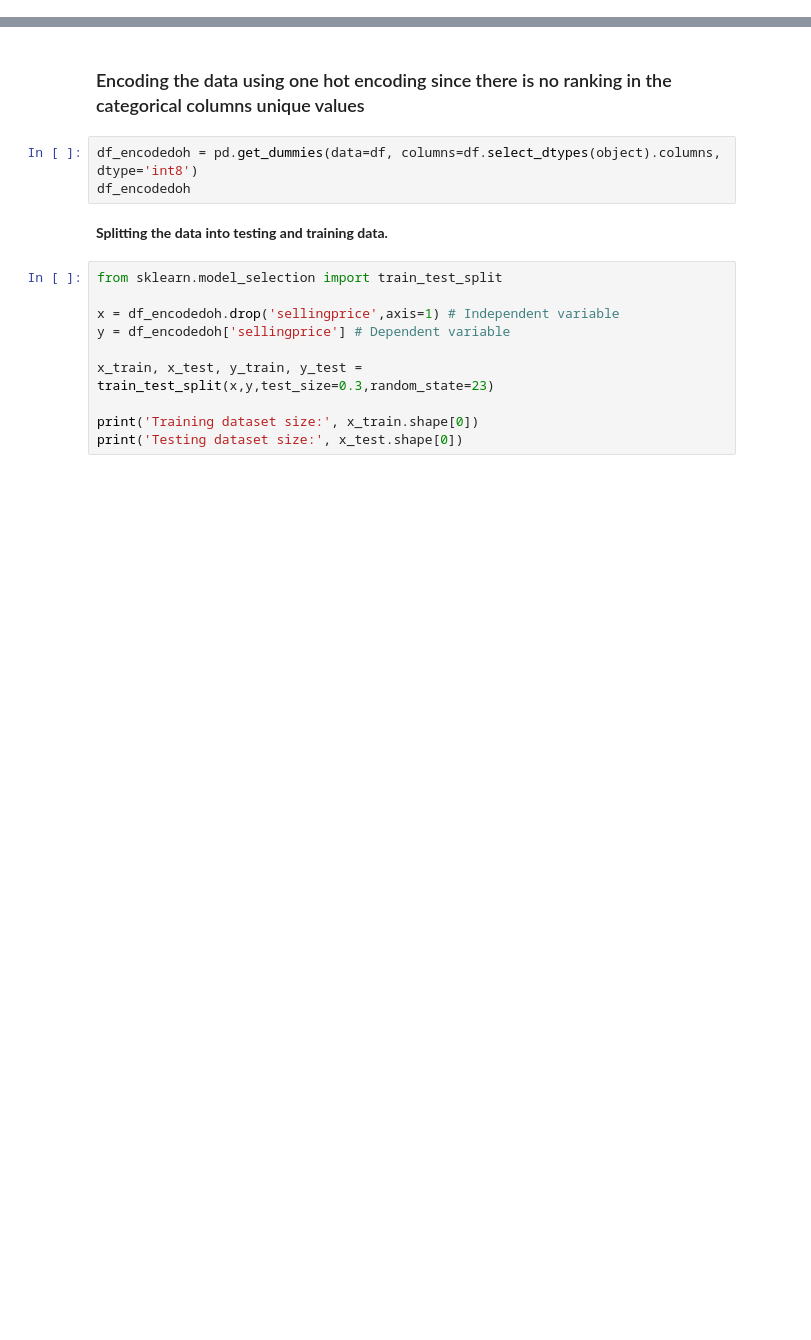
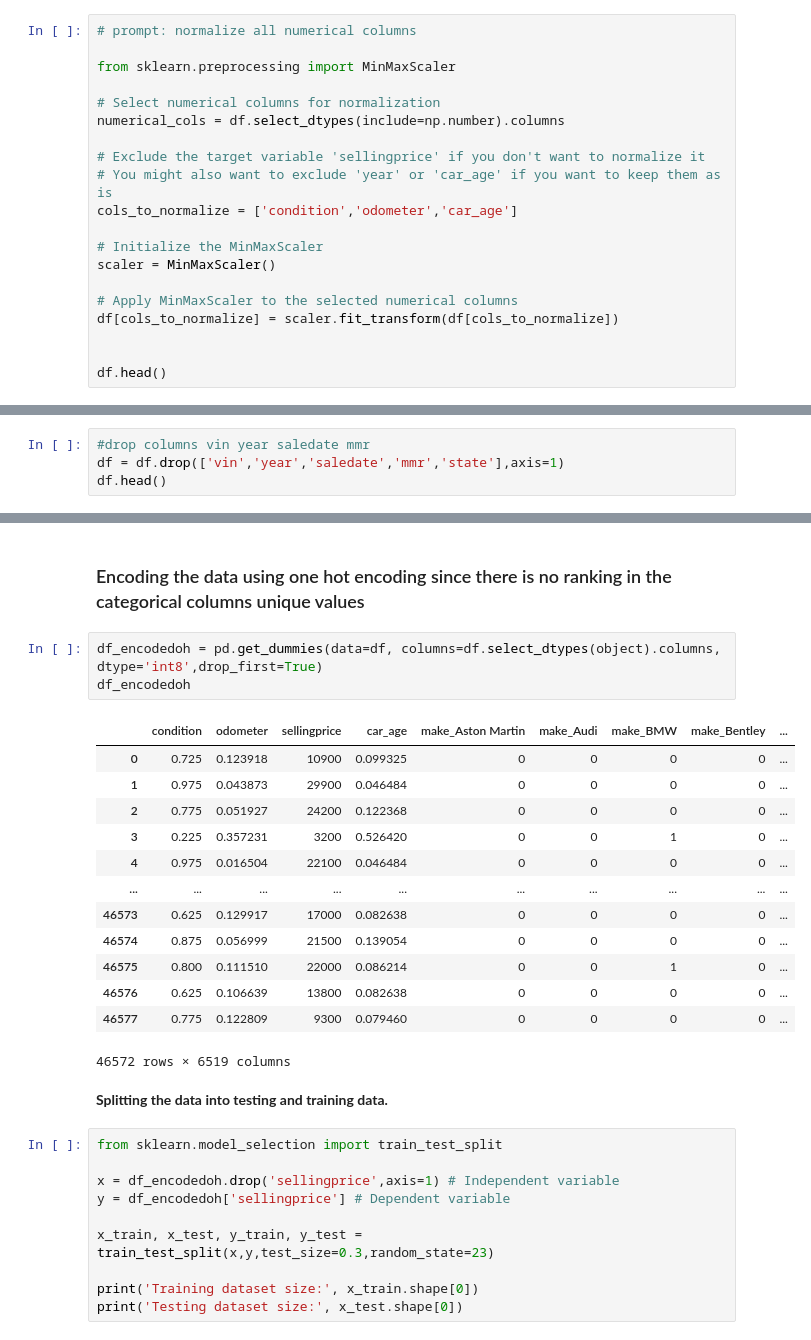
Before and after one commit to TameemAlghazaly/Data-Science-Projects, a Jupyter notebook: Car Prices Linear Regression/Car Prices Prediction Updated.ipynb, the cells around one changed output, grey strips where cells are left out. Cells and saved outputs as stored; diff of their text form; blank space fills up the shorter version.

```diff
--- a/Car Prices Linear Regression/Car Prices Prediction Updated.ipynb
+++ b/Car Prices Linear Regression/Car Prices Prediction Updated.ipynb
@@ -429,0 +428,20 @@ df
+# %%
+# prompt: normalize all numerical columns
+
+from sklearn.preprocessing import MinMaxScaler
+
+# Select numerical columns for normalization
+numerical_cols = df.select_dtypes(include=np.number).columns
+
+# Exclude the target variable 'sellingprice' if you don't want to normalize it
+# You might also want to exclude 'year' or 'car_age' if you want to keep them as is
+cols_to_normalize = ['condition','odometer','car_age']
+
+# Initialize the MinMaxScaler
+scaler = MinMaxScaler()
+
+# Apply MinMaxScaler to the selected numerical columns
+df[cols_to_normalize] = scaler.fit_transform(df[cols_to_normalize])
+
+
+df.head()
@@ -429,0 +465,4 @@ df
+# %%
+#drop columns vin year saledate mmr
+df = df.drop(['vin','year','saledate','mmr','state'],axis=1)
+df.head()
@@ -430,8 +476,22 @@ df
 # %% [markdown]
 ### Encoding the data using one hot encoding since there is no ranking in the categorical columns unique values
 # %%
-df_encodedoh = pd.get_dummies(data=df, columns=df.select_dtypes(object).columns, dtype='int8')
+df_encodedoh = pd.get_dummies(data=df, columns=df.select_dtypes(object).columns, dtype='int8',drop_first=True)
 df_encodedoh
+# %% [output]
+|  | condition | odometer | sellingprice | car_age | make_Aston Martin | make_Audi | make_BMW | make_Bentley | ... |
+| 0 | 0.725 | 0.123918 | 10900 | 0.099325 | 0 | 0 | 0 | 0 | ... |
+| 1 | 0.975 | 0.043873 | 29900 | 0.046484 | 0 | 0 | 0 | 0 | ... |
+| 2 | 0.775 | 0.051927 | 24200 | 0.122368 | 0 | 0 | 0 | 0 | ... |
+| 3 | 0.225 | 0.357231 | 3200 | 0.526420 | 0 | 0 | 1 | 0 | ... |
+| 4 | 0.975 | 0.016504 | 22100 | 0.046484 | 0 | 0 | 0 | 0 | ... |
+| ... | ... | ... | ... | ... | ... | ... | ... | ... | ... |
+| 46573 | 0.625 | 0.129917 | 17000 | 0.082638 | 0 | 0 | 0 | 0 | ... |
+| 46574 | 0.875 | 0.056999 | 21500 | 0.139054 | 0 | 0 | 0 | 0 | ... |
+| 46575 | 0.800 | 0.111510 | 22000 | 0.086214 | 0 | 0 | 1 | 0 | ... |
+| 46576 | 0.625 | 0.106639 | 13800 | 0.082638 | 0 | 0 | 0 | 0 | ... |
+| 46577 | 0.775 | 0.122809 | 9300 | 0.079460 | 0 | 0 | 0 | 0 | ... |
+46572 rows × 6519 columns
 # %% [markdown]
 **Splitting the data into testing and training data.**
 # %%
```
Also changed, not shown: parts of 10 cells of this notebook.
